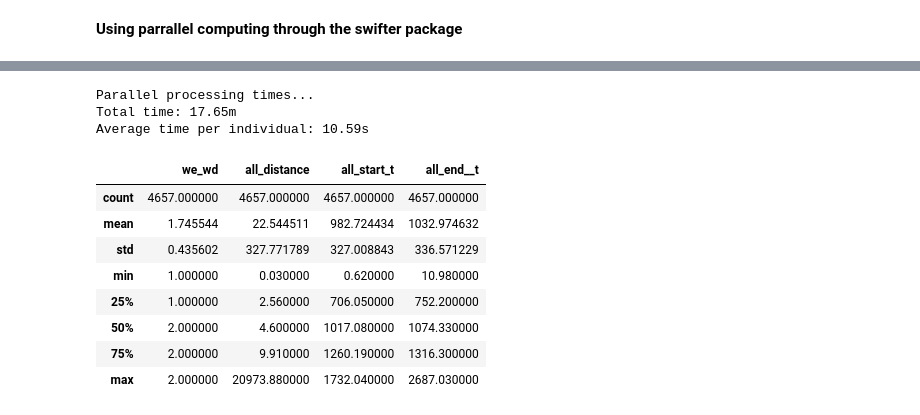
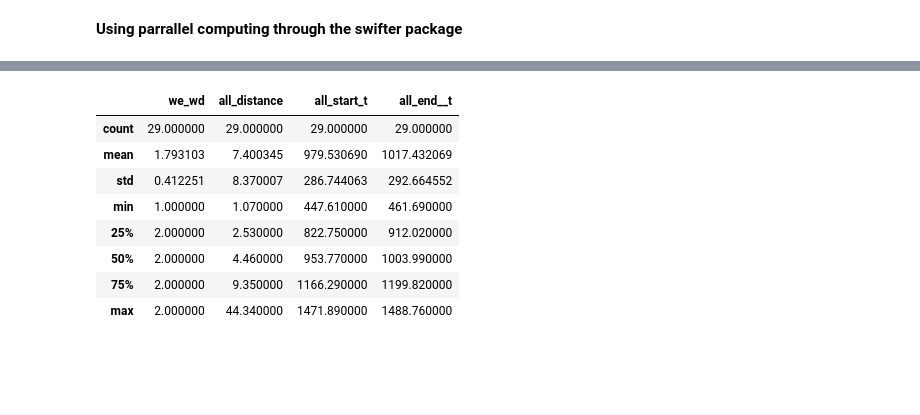
Before and after one commit to andriysinclair/SimulatingEVDemand, a Jupyter notebook: Showcase_1.0.1.ipynb, the cells around one changed output, grey strips where cells are left out. Cells and saved outputs as stored; diff of their text form; code cells hidden in the pictures; blank space fills up the shorter version.

```diff
--- a/Showcase_1.0.1.ipynb
+++ b/Showcase_1.0.1.ipynb
@@ -14,7 +49,7 @@ df2017 = pd.read_pickle(Tools_folder + "/2017nts.pkl")
 # %%
-ms = MOBSIM(year=2017)
+ms = MOBSIM(2017)
 # %% [markdown]
 **Using parrallel computing through the swifter package**
 # %%
-r = ms.simulate(start_month=1, start_day=1, end_month=1, end_day=30, num_people=100, track_performance=True, prll=True)
+r = ms.simulate(start_month=1, start_day=1, end_month=1, end_day=30, num_people=10, track_performance=True, prll=False)
 # %% [output]
@@ -68,20 +74,12 @@ Threshold exceeded! Restarting entire sequence...
-# %%
-print("Parallel processing times...")
-print(f"Total time: {sum(s[2])/60 :.2f}m")
-print(f"Average time per individual: {sum(s[2]) / len(s[2]) :.2f}s")
-# %% [output]
-Parallel processing times...
-Total time: 17.65m
-Average time per individual: 10.59s
 # %%
-s[1].describe()
+r[1].describe()
 # %% [output]
 |  | we_wd | all_distance | all_start_t | all_end__t |
-| count | 4657.000000 | 4657.000000 | 4657.000000 | 4657.000000 |
-| mean | 1.745544 | 22.544511 | 982.724434 | 1032.974632 |
-| std | 0.435602 | 327.771789 | 327.008843 | 336.571229 |
-| min | 1.000000 | 0.030000 | 0.620000 | 10.980000 |
-| 25% | 1.000000 | 2.560000 | 706.050000 | 752.200000 |
-| 50% | 2.000000 | 4.600000 | 1017.080000 | 1074.330000 |
-| 75% | 2.000000 | 9.910000 | 1260.190000 | 1316.300000 |
-| max | 2.000000 | 20973.880000 | 1732.040000 | 2687.030000 |
+| count | 29.000000 | 29.000000 | 29.000000 | 29.000000 |
+| mean | 1.793103 | 7.400345 | 979.530690 | 1017.432069 |
+| std | 0.412251 | 8.370007 | 286.744063 | 292.664552 |
+| min | 1.000000 | 1.070000 | 447.610000 | 461.690000 |
+| 25% | 2.000000 | 2.530000 | 822.750000 | 912.020000 |
+| 50% | 2.000000 | 4.460000 | 953.770000 | 1003.990000 |
+| 75% | 2.000000 | 9.350000 | 1166.290000 | 1199.820000 |
+| max | 2.000000 | 44.340000 | 1471.890000 | 1488.760000 |
```
Also changed, not shown: parts of 10 cells of this notebook, 7 other files.
